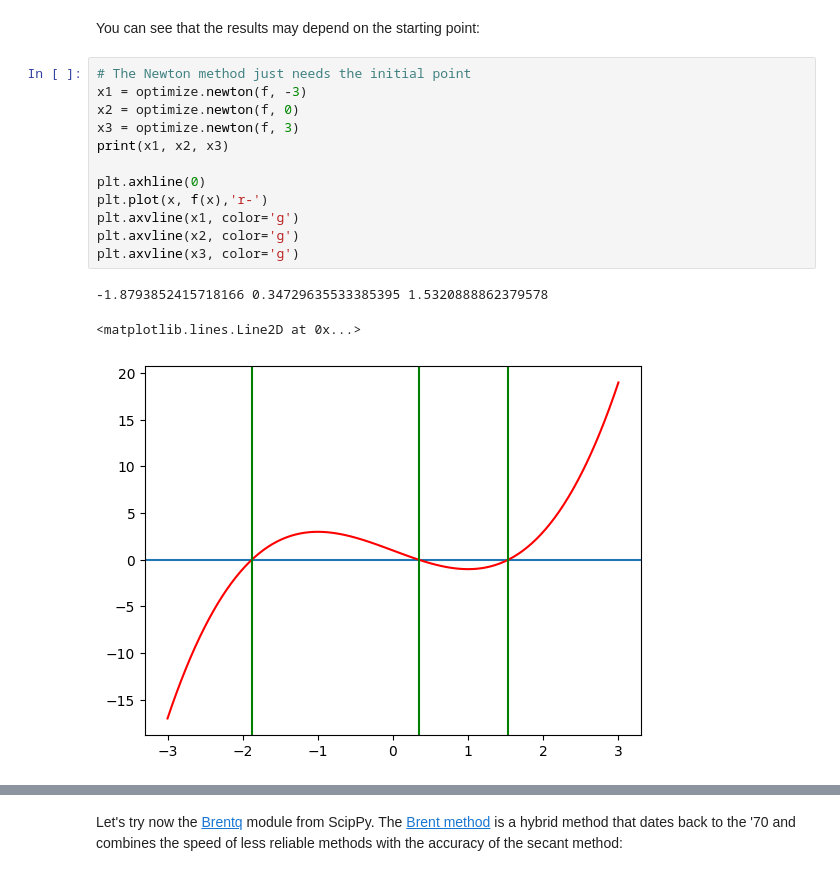
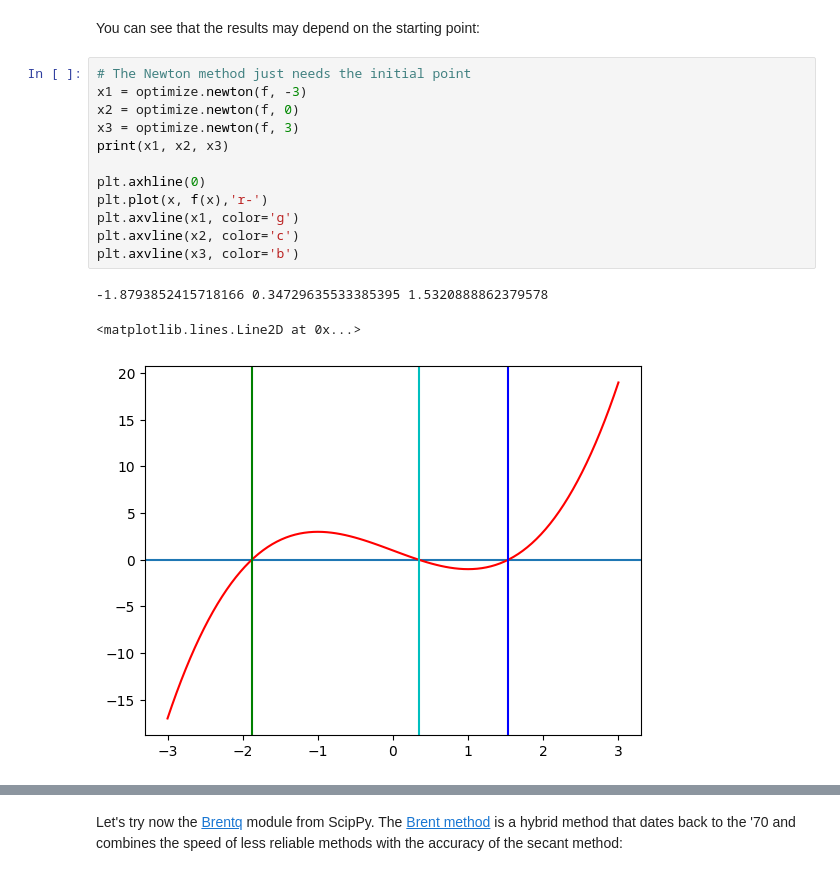
Before and after one commit to francescozanirato/ScientificComputingWithPython2023, a Jupyter notebook: 09_numerical.ipynb, the cells around one changed output, grey strips where cells are left out. Cells and saved outputs as stored; diff of their text form.

```diff
--- a/09_numerical.ipynb
+++ b/09_numerical.ipynb
@@ -45,19 +45,19 @@ You can see that the results may depend on the starting point:
 # %%
 # The Newton method just needs the initial point
 x1 = optimize.newton(f, -3)
 x2 = optimize.newton(f, 0)
 x3 = optimize.newton(f, 3)
 print(x1, x2, x3)
 
 plt.axhline(0)
 plt.plot(x, f(x),'r-')
 plt.axvline(x1, color='g')
-plt.axvline(x2, color='g')
-plt.axvline(x3, color='g')
+plt.axvline(x2, color='c')
+plt.axvline(x3, color='b')
 # %% [output]
 -1.8793852415718166 0.34729635533385395 1.5320888862379578
 <matplotlib.lines.Line2D at 0x...>
-[figure, old version]
+[figure, new version]
 # %%
 %timeit optimize.newton(f, 0)
 # %% [output]
```
Also changed, not shown: parts of 9 cells of this notebook, 15 other files.
